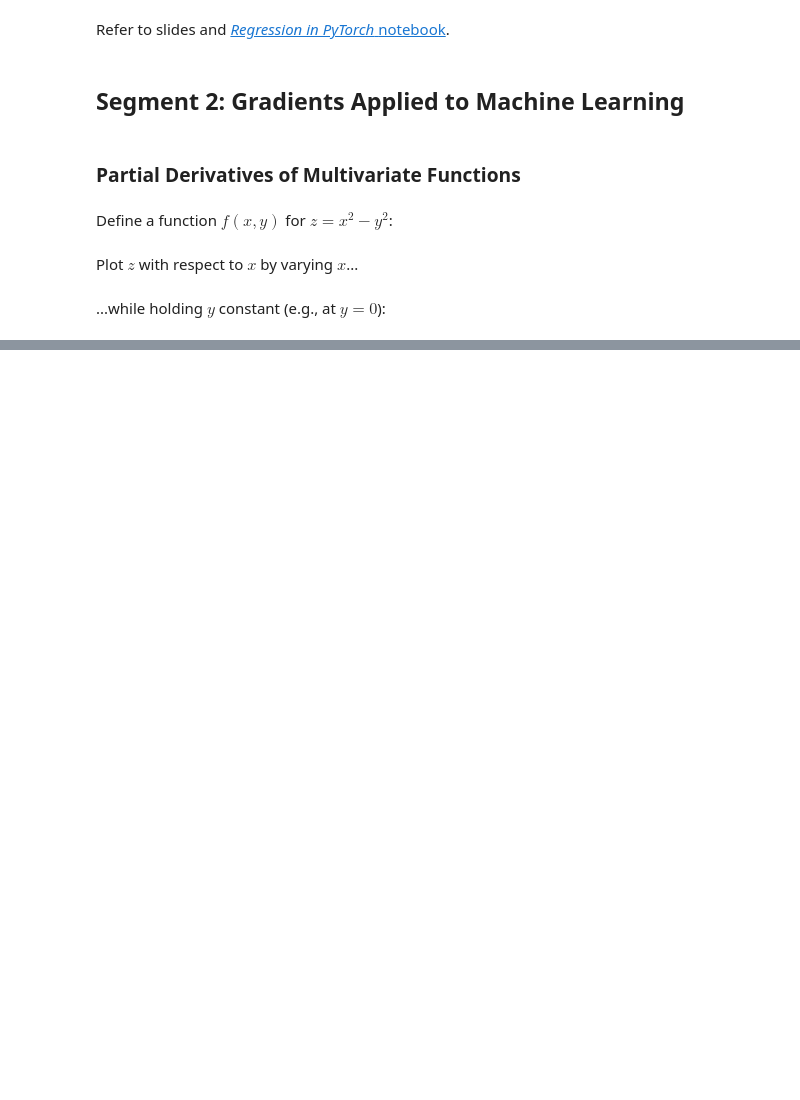
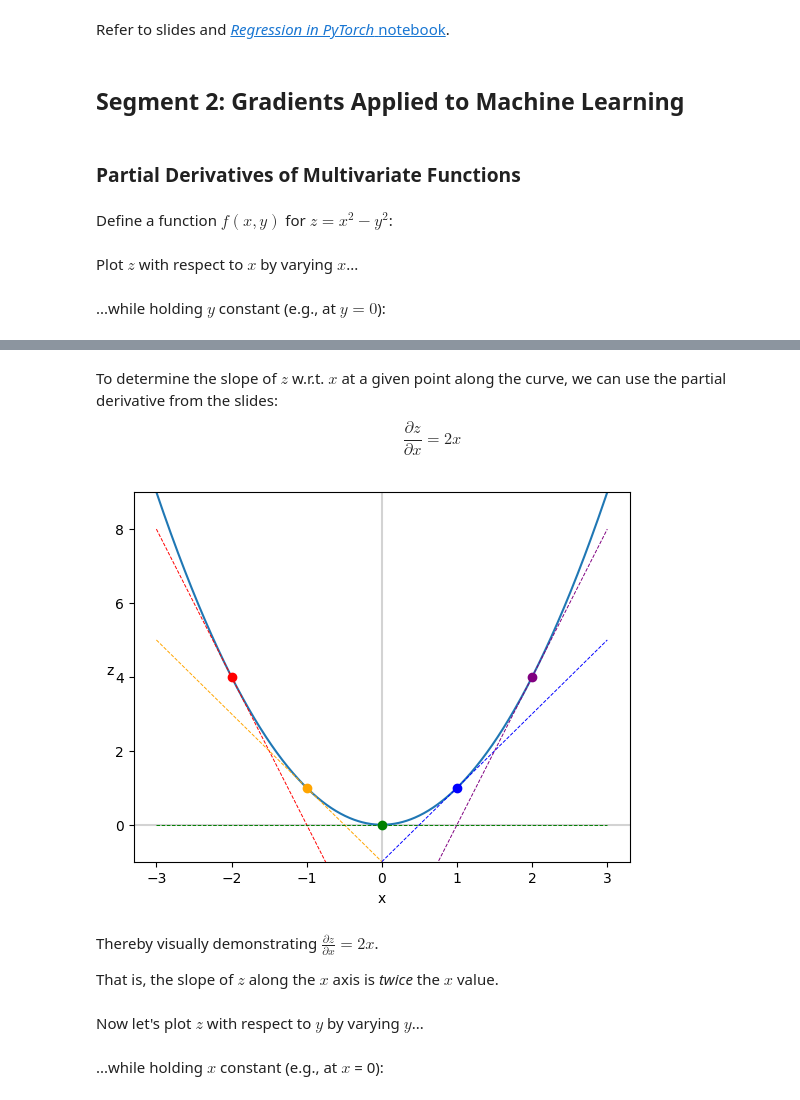
Before and after one commit to darstech/ML-Foundation, a Jupyter notebook: notebooks/4_calculus_ii.ipynb, the cells around one changed output, grey strips where cells are left out. Drawn from its saved outputs; the diff is of its cells as text; code cells hidden in the pictures; blank space fills up the shorter version.

```diff
--- a/notebooks/4_calculus_ii.ipynb
+++ b/notebooks/4_calculus_ii.ipynb
@@ -43,0 +44,42 @@ _ = ax.plot(xs, zs_wrt_x)
+# %% [markdown]
+To determine the slope of $z$ w.r.t. $x$ at a given point along the curve, we can use the partial derivative from the slides: $$ \frac{\partial z}{\partial x} = 2x$$
+# %%
+def delz_delx(my_x, my_y):  # y isn't relevant for *this* partial derivative; it often would be
+  return 2*my_x
+# %%
+# Let's study the slope at 5 specific points
+x_samples = [-2, -1, 0, 1, 2]
+
+# Assign specific color to those 5 points
+colors = ['red', 'orange', 'green', 'blue', 'purple']
+# %%
+def point_and_tangent_wrt_x(my_xs, my_x, my_y, my_f, fprime, col):
+
+  my_z = my_f(my_x, my_y) # z = f(x, y)
+  plt.scatter(my_x, my_z, c=col, zorder=3)
+
+  tangent_m = fprime(my_x, my_y)  # Slope is partial derivative of f(x, y) w.r.t x
+  tangent_b = my_z - tangent_m*my_x # Line is z = mx + b, so b = z - mx
+  tangent_line = tangent_m*my_xs + tangent_b
+
+  plt.plot(my_xs, tangent_line, c=col, linestyle='dashed', linewidth=0.7, zorder=3)
+# %%
+fig, ax = plt.subplots()
+plt.axvline(x=0, color='lightgray')
+plt.axhline(y=0, color='lightgray')
+
+for i, x in enumerate(x_samples):
+  point_and_tangent_wrt_x(xs, x, 0, f, delz_delx, colors[i])
+
+plt.ylim([-1, 9])
+plt.xlabel('x')
+plt.ylabel('z', rotation=0)
+_ = ax.plot(xs, zs_wrt_x)
+# %% [output]
+[figure, added]
+# %% [markdown]
+Thereby visually demonstrating $\frac{\partial z}{\partial x} = 2x$.
+
+That is, the slope of $z$ along the $x$ axis is *twice* the $x$ value.
+# %% [markdown]
+Now let's plot $z$ with respect to $y$ by varying $y$...
@@ -43,0 +88,2 @@ _ = ax.plot(xs, zs_wrt_x)
+# %% [markdown]
+...while holding $x$ constant (e.g., at $x$ = 0):
```
Also changed, not shown: parts of 12 cells of this notebook.
